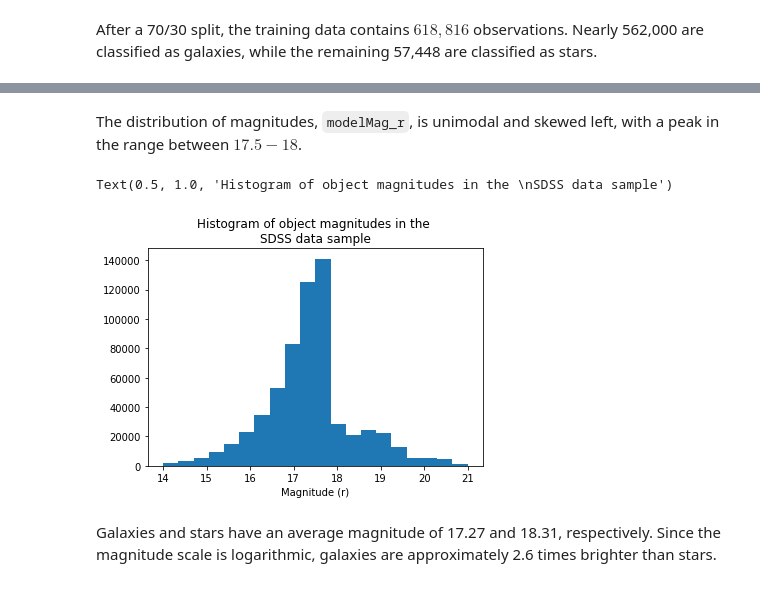
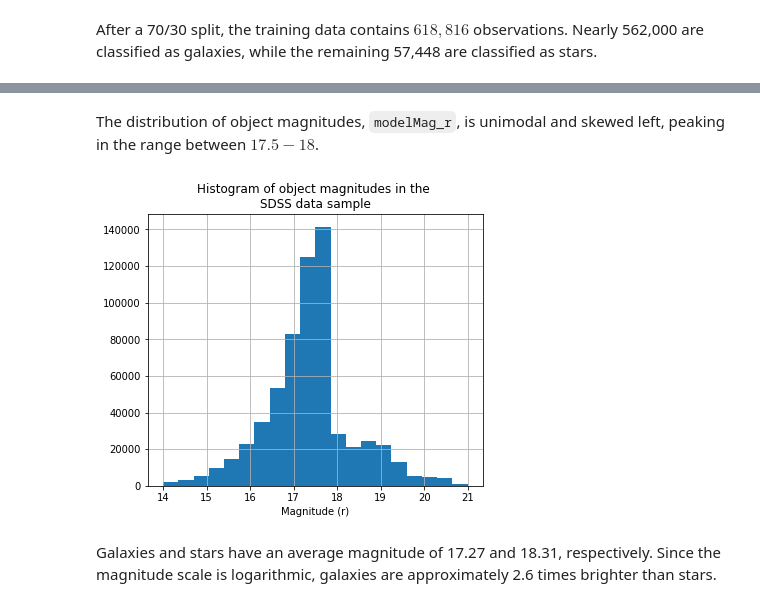
Before and after one commit to scimaksim/ML-Star-Galaxy-Classifiers, a Jupyter notebook: Nikiforov_Project_3.ipynb, the cells around one changed output, grey strips where cells are left out. Saved outputs shown, nothing was run; the diff lists cells and outputs as text; code cells hidden in the pictures.

```diff
--- a/Nikiforov_Project_3.ipynb
+++ b/Nikiforov_Project_3.ipynb
@@ -368,15 +362,16 @@ train.groupBy("obj_category").count().show()
 # %% [markdown]
-The distribution of magnitudes, `modelMag_r`, is unimodal and skewed left, with a peak in the range between $17.5-18$.
+The distribution of object magnitudes, `modelMag_r`, is unimodal and skewed left, peaking in the range between $17.5-18$.
 # %%
 # Magnitude distribution
 # Using matplotlib because of a known bug in which plotly
 # does not display title, https://issues.apache.org/jira/browse/SPARK-37188
+plt.figure(figsize=(7, 5))
 plt.hist(train.to_pandas_on_spark().modelMag_r, bins=20)
 plt.xlabel("Magnitude (r)")
 plt.title("Histogram of object magnitudes in the \nSDSS data sample")
+plt.grid(True)
 # %% [output]
-Text(0.5, 1.0, 'Histogram of object magnitudes in the \nSDSS data sample')
-[figure, old version]
+[figure, new version]
 # %% [markdown]
 Galaxies and stars have an average magnitude of 17.27 and 18.31, respectively. Since the magnitude scale is logarithmic, galaxies are approximately 2.6 times brighter than stars.
 # %%
```
Also changed, not shown: parts of 15 cells of this notebook.
